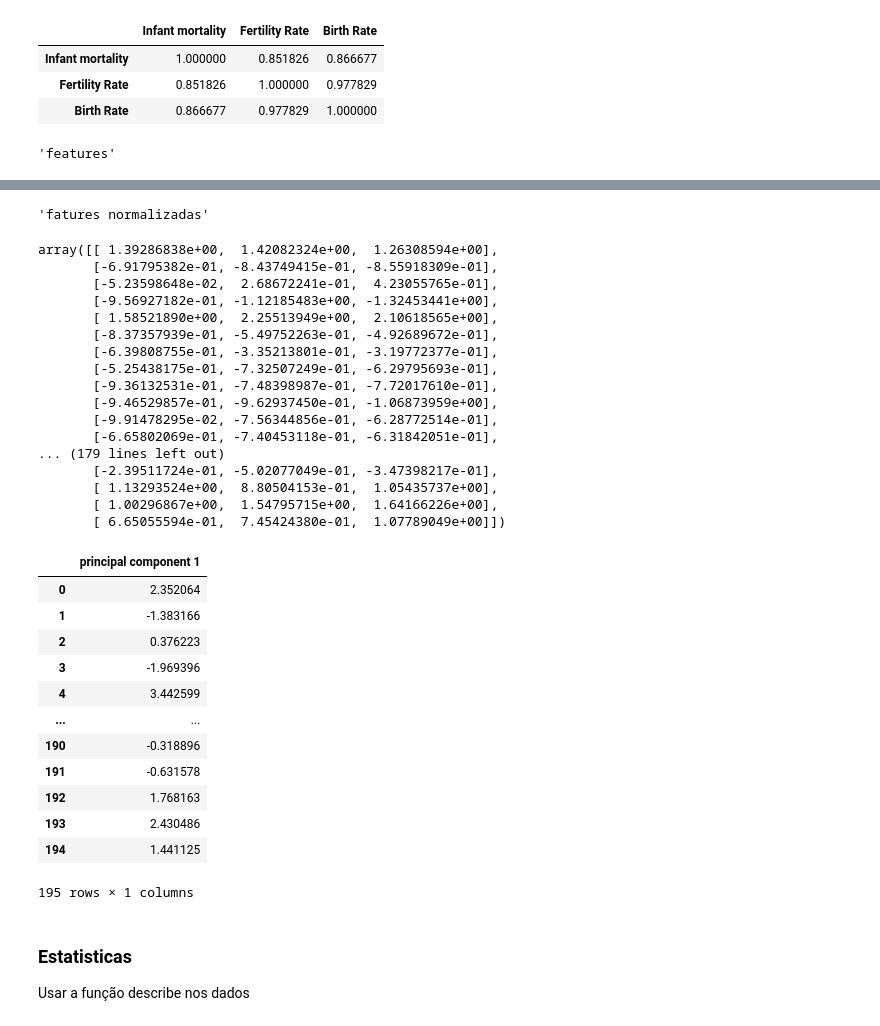
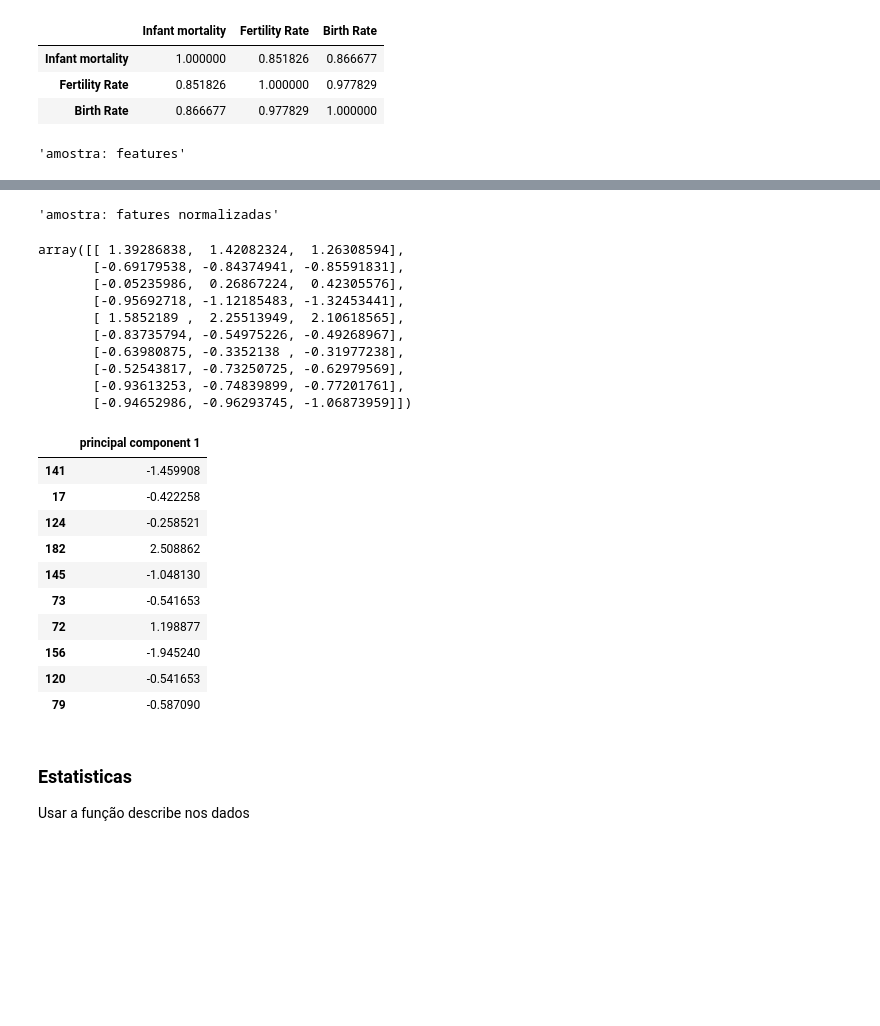
Before and after one commit to pveinberg/Curso_DataScience_Minsait, a Jupyter notebook: Notebooks/Aula03/pre-processamento.ipynb, the cells around one changed output, grey strips where cells are left out. Drawn from its saved outputs; the diff is of its cells as text; code cells hidden in the pictures; blank space fills up the shorter version.

```diff
--- a/Notebooks/Aula03/pre-processamento.ipynb
+++ b/Notebooks/Aula03/pre-processamento.ipynb
@@ -186,15 +186,15 @@ data[features].corr()
 # %%
 # Separamos a features que devemos trabalhar juntas
 X = data.loc[:,features].values
-display("features", X)
+display("amostra: features", X[:10])
 
 # Normalizamos
 X = preprocessing.StandardScaler().fit_transform(X)
-display('fatures normalizadas', X)
+display('amostra: fatures normalizadas', X[:10])
 
 pca = PCA(n_components=1)
 principal_components = pca.fit_transform(X)
 
-pd.DataFrame(data=principal_components, columns=['principal component 1'])
+pd.DataFrame(data=principal_components, columns=['principal component 1']).sample(10)
 # %% [output]
-'features'
+'amostra: features'
@@ -218,34 +211,25 @@ array([[47.9  ,  4.47 , 32.49 ],
-'fatures normalizadas'
+'amostra: fatures normalizadas'
-array([[ 1.39286838e+00,  1.42082324e+00,  1.26308594e+00],
-       [-6.91795382e-01, -8.43749415e-01, -8.55918309e-01],
-       [-5.23598648e-02,  2.68672241e-01,  4.23055765e-01],
-       [-9.56927182e-01, -1.12185483e+00, -1.32453441e+00],
-       [ 1.58521890e+00,  2.25513949e+00,  2.10618565e+00],
-       [-8.37357939e-01, -5.49752263e-01, -4.92689672e-01],
-       [-6.39808755e-01, -3.35213801e-01, -3.19772377e-01],
-       [-5.25438175e-01, -7.32507249e-01, -6.29795693e-01],
-       [-9.36132531e-01, -7.48398987e-01, -7.72017610e-01],
-       [-9.46529857e-01, -9.62937450e-01, -1.06873959e+00],
-       [-9.91478295e-02, -7.56344856e-01, -6.28772514e-01],
-       [-6.65802069e-01, -7.40453118e-01, -6.31842051e-01],
-... (179 lines left out)
-       [-2.39511724e-01, -5.02077049e-01, -3.47398217e-01],
-       [ 1.13293524e+00,  8.80504153e-01,  1.05435737e+00],
-       [ 1.00296867e+00,  1.54795715e+00,  1.64166226e+00],
-       [ 6.65055594e-01,  7.45424380e-01,  1.07789049e+00]])
+array([[ 1.39286838,  1.42082324,  1.26308594],
+       [-0.69179538, -0.84374941, -0.85591831],
+       [-0.05235986,  0.26867224,  0.42305576],
+       [-0.95692718, -1.12185483, -1.32453441],
+       [ 1.5852189 ,  2.25513949,  2.10618565],
+       [-0.83735794, -0.54975226, -0.49268967],
+       [-0.63980875, -0.3352138 , -0.31977238],
+       [-0.52543817, -0.73250725, -0.62979569],
+       [-0.93613253, -0.74839899, -0.77201761],
+       [-0.94652986, -0.96293745, -1.06873959]])
 |  | principal component 1 |
-| 0 | 2.352064 |
-| 1 | -1.383166 |
-| 2 | 0.376223 |
-| 3 | -1.969396 |
-| 4 | 3.442599 |
-| ... | ... |
-| 190 | -0.318896 |
-| 191 | -0.631578 |
-| 192 | 1.768163 |
-| 193 | 2.430486 |
-| 194 | 1.441125 |
+| 141 | -1.459908 |
+| 17 | -0.422258 |
+| 124 | -0.258521 |
+| 182 | 2.508862 |
+| 145 | -1.048130 |
+| 73 | -0.541653 |
+| 72 | 1.198877 |
+| 156 | -1.945240 |
+| 120 | -0.541653 |
+| 79 | -0.587090 |
-195 rows × 1 columns
 # %% [markdown]
 ### Estatisticas
 Usar a função describe nos dados
```
Also changed, not shown: parts of 4 cells of this notebook.
